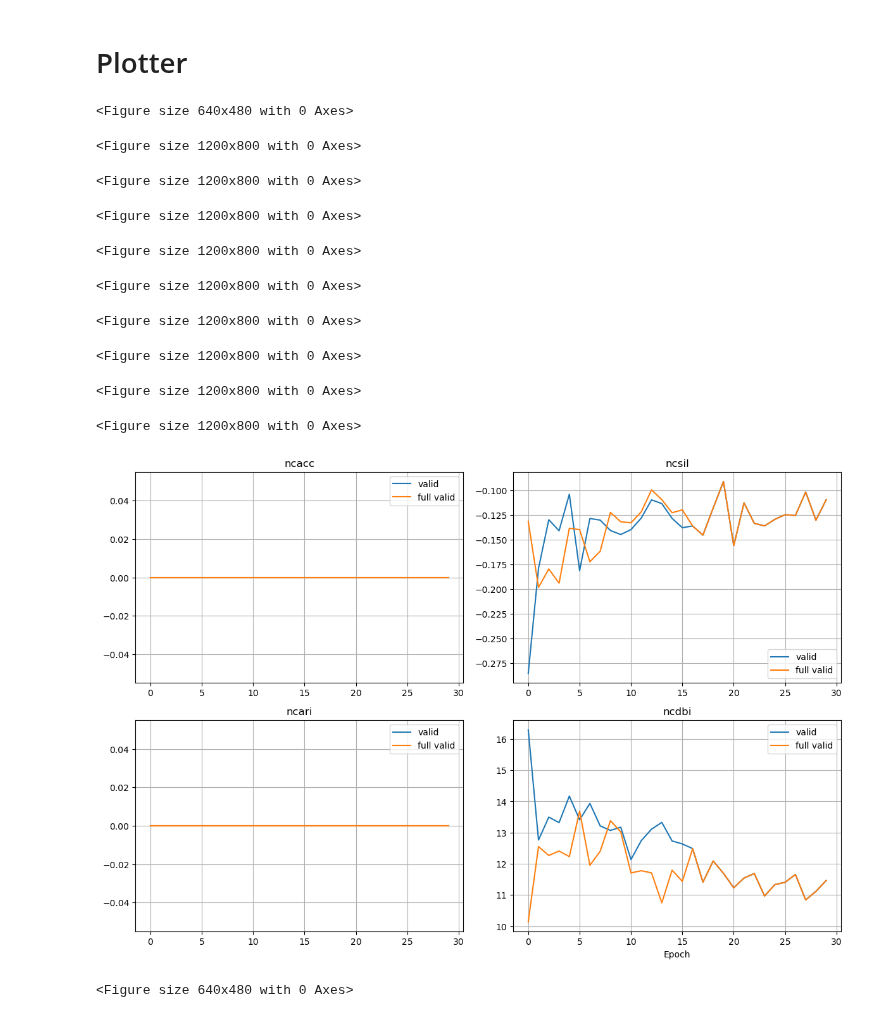
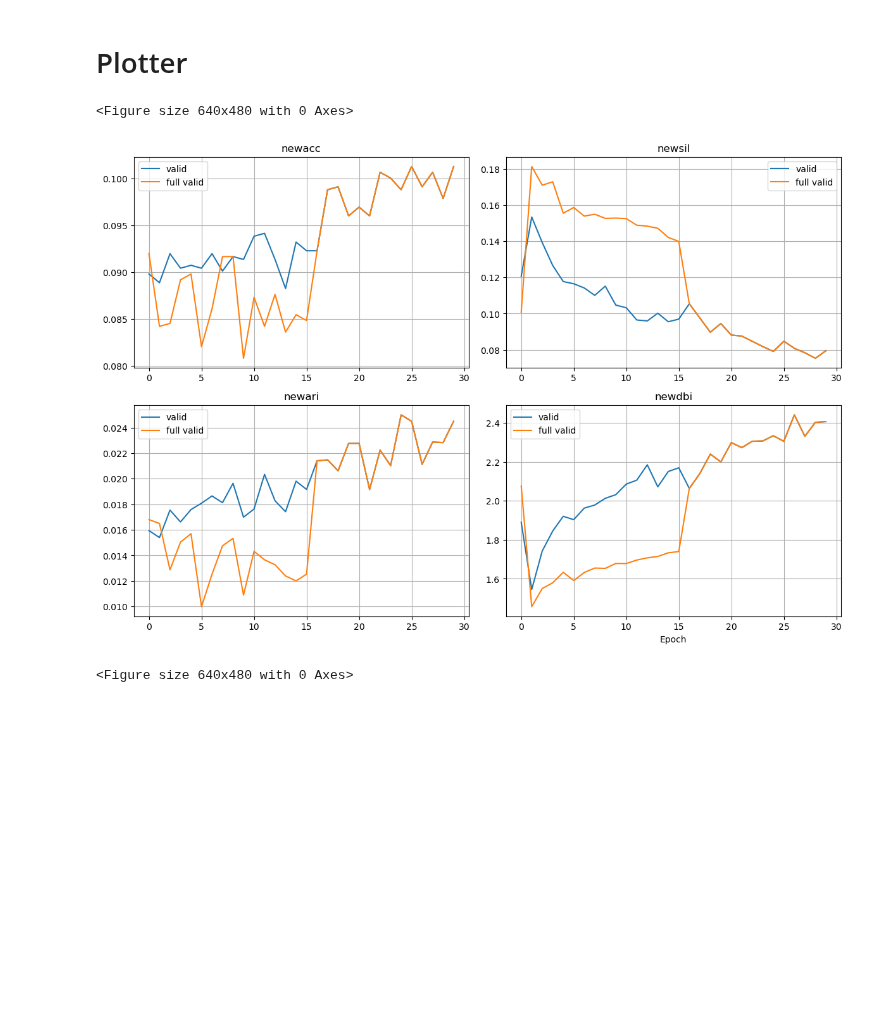
Before and after one commit to Frankalexej/lffl, a Jupyter notebook: A_05_experiment_4_ae_2_clustering.ipynb, the cells around one changed output. Saved outputs shown, nothing was run; the diff lists cells and outputs as text; code cells hidden in the pictures; blank space fills up the shorter version.

```diff
--- a/A_05_experiment_4_ae_2_clustering.ipynb
+++ b/A_05_experiment_4_ae_2_clustering.ipynb
@@ -102,45 +102,37 @@ def draw_learning_curve_and_accuracy_new(data, type_names, task_names, epoch="",
         plt.savefig(save_name)
 # %%
 until = 30
-for run in range(1, 6):
-    for model in ["cnn"]:
-        for condition in ["lf", "hf"]:
+for run in range(1, 2):
+    for model in ["reslin"]:
+        for condition in ["lf"]:
             to_plot_path = os.path.join(model_save_, f"H21-0823122642-{run}", f"{model}-15-105", "full", f"{condition}")
             plt.clf()
             fig, axes = plt.subplots(2, 2, figsize=(12, 8))
             # for task_idx, task in enumerate(["acc", "sil", "ari", "dbi"]):
-            for task_idx, task in enumerate(["ncacc", "ncsil", "ncari", "ncdbi"]):
+            # for task_idx, task in enumerate(["ncacc", "ncsil", "ncari", "ncdbi"]):
+            for task_idx, task in enumerate(["newacc", "newsil", "newari", "newdbi"]):
                 valid_res = os.path.join(to_plot_path, f"valid.{task}")
                 full_valid_res = os.path.join(to_plot_path, f"full_valid.{task}")
 
                 with open(valid_res, "rb") as f:
                     valid_list = pickle.load(f)
                 with open(full_valid_res, "rb") as f:
                     full_valid_list = pickle.load(f)
 
                 ax = axes[task_idx // 2, task_idx % 2]
                 ax.plot(valid_list[:until], label="valid")
                 ax.plot(full_valid_list[:until], label="full valid")
                 ax.set_title(f'{task}')
                 ax.legend()
                 ax.grid(True)
 
             # Display the plots
             plt.tight_layout()
             plt.xlabel("Epoch")
-            plt.savefig(os.path.join("to_plot", f"clustering_nc_{condition}_{model}_{run}.png"))
+            plt.savefig(os.path.join("to_plot", f"clustering_new_{condition}_{model}_{run}.png"))
 # %% [output]
 <Figure size 640x480 with 0 Axes>
-<Figure size 1200x800 with 0 Axes>
-<Figure size 1200x800 with 0 Axes>
-<Figure size 1200x800 with 0 Axes>
-<Figure size 1200x800 with 0 Axes>
-<Figure size 1200x800 with 0 Axes>
-<Figure size 1200x800 with 0 Axes>
-<Figure size 1200x800 with 0 Axes>
-<Figure size 1200x800 with 0 Axes>
-<Figure size 1200x800 with 0 Axes>
-[figure, old version]
+[figure, new version]
 # %%
 until = 30
 for run in range(1, 6):
```
Also changed, not shown: 7 other files.
